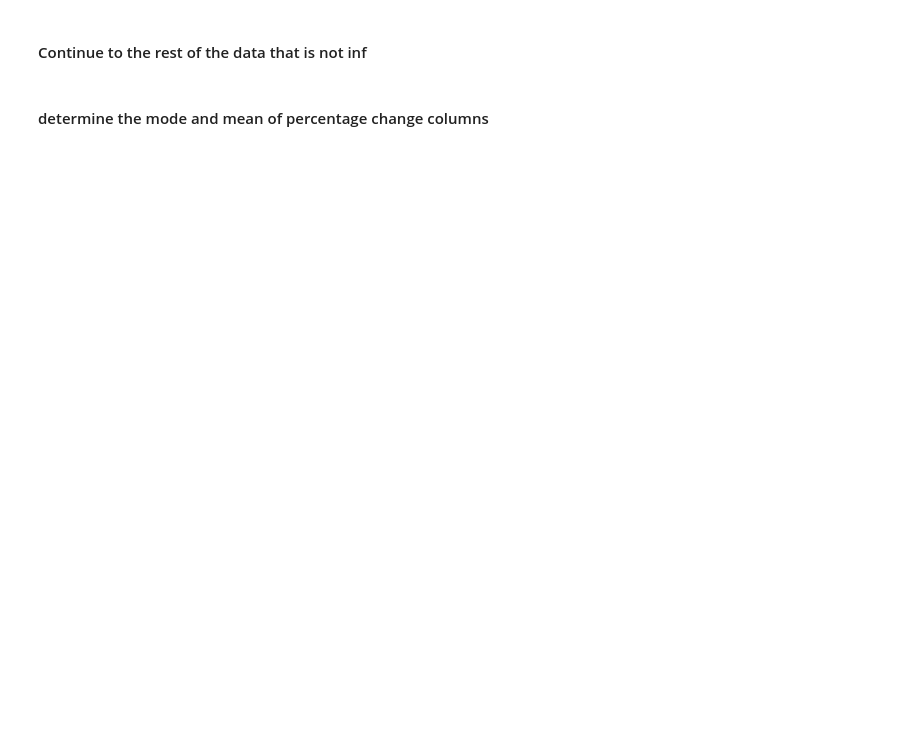
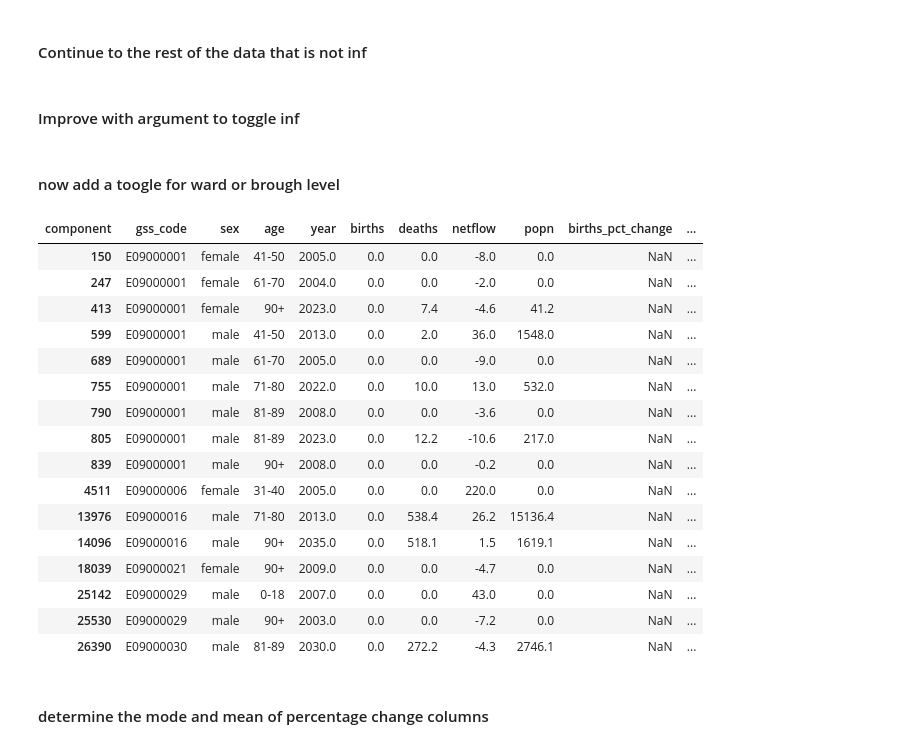
Before and after one commit to SebastianHeslinRees/Projections_QA, a Jupyter notebook: logical_checks_population_projections.ipynb, the cells around one changed output. Drawn from its saved outputs; the diff is of its cells as text; code cells hidden in the pictures; blank space fills up the shorter version.

```diff
--- a/logical_checks_population_projections.ipynb
+++ b/logical_checks_population_projections.ipynb
@@ -621,0 +634,2 @@ outliers_births_inf_wards, outliers_deaths_inf_wards, outliers_netflow_inf_wards
+# %% [markdown]
+#### Improve with argument to toggle inf
@@ -621,0 +703,2 @@ outliers_births_inf_wards, outliers_deaths_inf_wards, outliers_netflow_inf_wards
+# %% [markdown]
+#### now add a toogle for ward or brough level
@@ -622 +787,21 @@ outliers_births_inf_wards, outliers_deaths_inf_wards, outliers_netflow_inf_wards
+# %%
+pivoted[np.isinf(pivoted['netflow_pct_change'])]
+# %% [output]
+| component | gss_code | sex | age | year | births | deaths | netflow | popn | births_pct_change | ... |
+| 150 | E09000001 | female | 41-50 | 2005.0 | 0.0 | 0.0 | -8.0 | 0.0 | NaN | ... |
+| 247 | E09000001 | female | 61-70 | 2004.0 | 0.0 | 0.0 | -2.0 | 0.0 | NaN | ... |
+| 413 | E09000001 | female | 90+ | 2023.0 | 0.0 | 7.4 | -4.6 | 41.2 | NaN | ... |
+| 599 | E09000001 | male | 41-50 | 2013.0 | 0.0 | 2.0 | 36.0 | 1548.0 | NaN | ... |
+| 689 | E09000001 | male | 61-70 | 2005.0 | 0.0 | 0.0 | -9.0 | 0.0 | NaN | ... |
+| 755 | E09000001 | male | 71-80 | 2022.0 | 0.0 | 10.0 | 13.0 | 532.0 | NaN | ... |
+| 790 | E09000001 | male | 81-89 | 2008.0 | 0.0 | 0.0 | -3.6 | 0.0 | NaN | ... |
+| 805 | E09000001 | male | 81-89 | 2023.0 | 0.0 | 12.2 | -10.6 | 217.0 | NaN | ... |
+| 839 | E09000001 | male | 90+ | 2008.0 | 0.0 | 0.0 | -0.2 | 0.0 | NaN | ... |
+| 4511 | E09000006 | female | 31-40 | 2005.0 | 0.0 | 0.0 | 220.0 | 0.0 | NaN | ... |
+| 13976 | E09000016 | male | 71-80 | 2013.0 | 0.0 | 538.4 | 26.2 | 15136.4 | NaN | ... |
+| 14096 | E09000016 | male | 90+ | 2035.0 | 0.0 | 518.1 | 1.5 | 1619.1 | NaN | ... |
+| 18039 | E09000021 | female | 90+ | 2009.0 | 0.0 | 0.0 | -4.7 | 0.0 | NaN | ... |
+| 25142 | E09000029 | male | 0-18 | 2007.0 | 0.0 | 0.0 | 43.0 | 0.0 | NaN | ... |
+| 25530 | E09000029 | male | 90+ | 2003.0 | 0.0 | 0.0 | -7.2 | 0.0 | NaN | ... |
+| 26390 | E09000030 | male | 81-89 | 2030.0 | 0.0 | 272.2 | -4.3 | 2746.1 | NaN | ... |
 # %%
```
Also changed, not shown: parts of 57 cells of this notebook, 2 other files.
